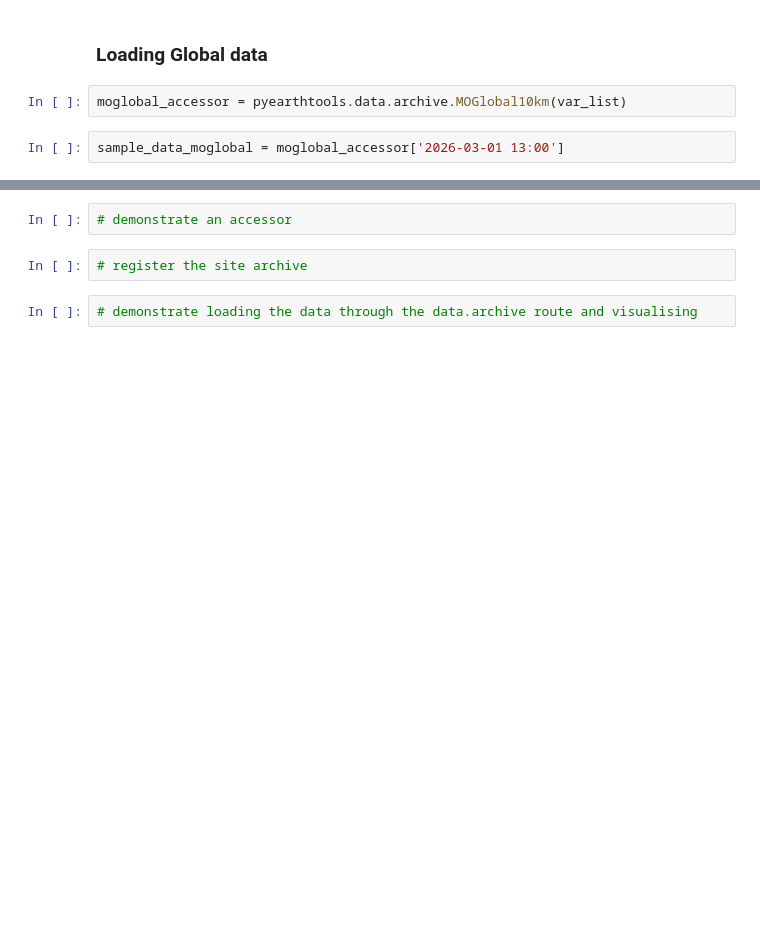
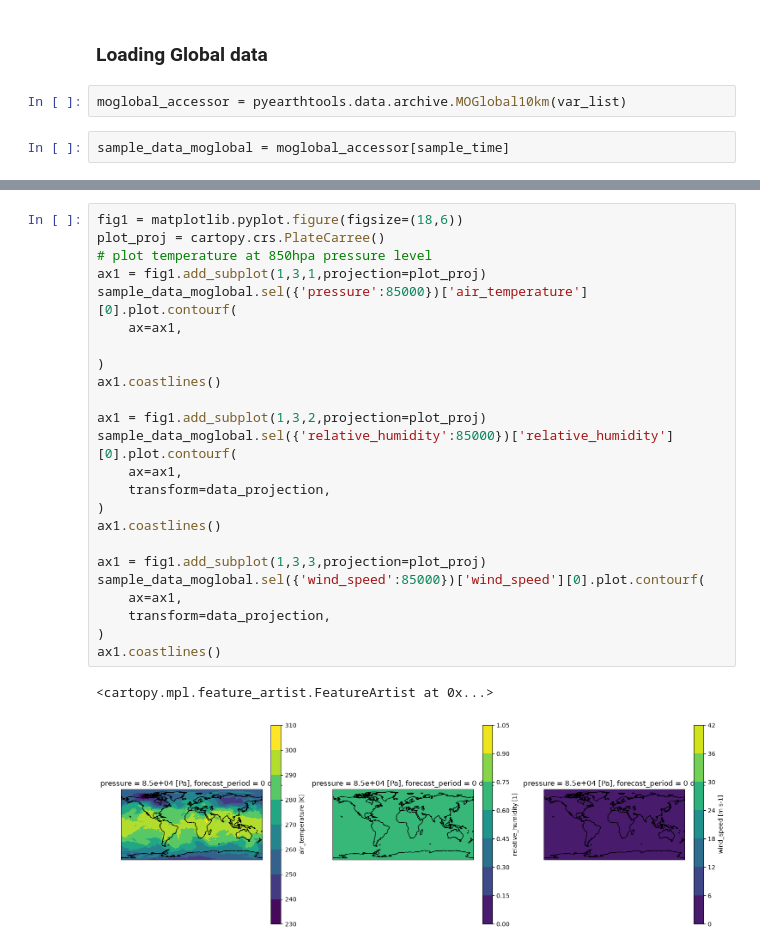
Before and after one commit to stevehadd/PyEarthTools, a Jupyter notebook: docs/notebooks/data/BuildingASiteArchive.ipynb, the cells around one changed output, grey strips where cells are left out. Cells and saved outputs as stored; diff of their text form; blank space fills up the shorter version.

```diff
--- a/docs/notebooks/data/BuildingASiteArchive.ipynb
+++ b/docs/notebooks/data/BuildingASiteArchive.ipynb
@@ -121,5 +116,5 @@ ax1.coastlines()
 # %%
 moglobal_accessor = pyearthtools.data.archive.MOGlobal10km(var_list)
 # %%
-sample_data_moglobal = moglobal_accessor['2026-03-01 13:00']
+sample_data_moglobal = moglobal_accessor[sample_time]
 # %% [output]
@@ -130,6 +142,27 @@ sample_data_ukv
-# %%
-# demonstrate an accessor
-# %%
-# register the site archive
-# %%
-# demonstrate loading the data through the data.archive route and visualising
+# %%
+fig1 = matplotlib.pyplot.figure(figsize=(18,6))
+plot_proj = cartopy.crs.PlateCarree()
+# plot temperature at 850hpa pressure level
+ax1 = fig1.add_subplot(1,3,1,projection=plot_proj)
+sample_data_moglobal.sel({'pressure':85000})['air_temperature'][0].plot.contourf(
+    ax=ax1,
+
+)
+ax1.coastlines()
+
+ax1 = fig1.add_subplot(1,3,2,projection=plot_proj)
+sample_data_moglobal.sel({'relative_humidity':85000})['relative_humidity'][0].plot.contourf(
+    ax=ax1,
+    transform=data_projection,
+)
+ax1.coastlines()
+
+ax1 = fig1.add_subplot(1,3,3,projection=plot_proj)
+sample_data_moglobal.sel({'wind_speed':85000})['wind_speed'][0].plot.contourf(
+    ax=ax1,
+    transform=data_projection,
+)
+ax1.coastlines()
+# %% [output]
+<cartopy.mpl.feature_artist.FeatureArtist at 0x...>
+[figure, added]
```
Also changed, not shown: parts of 10 cells of this notebook, 4 other files.
